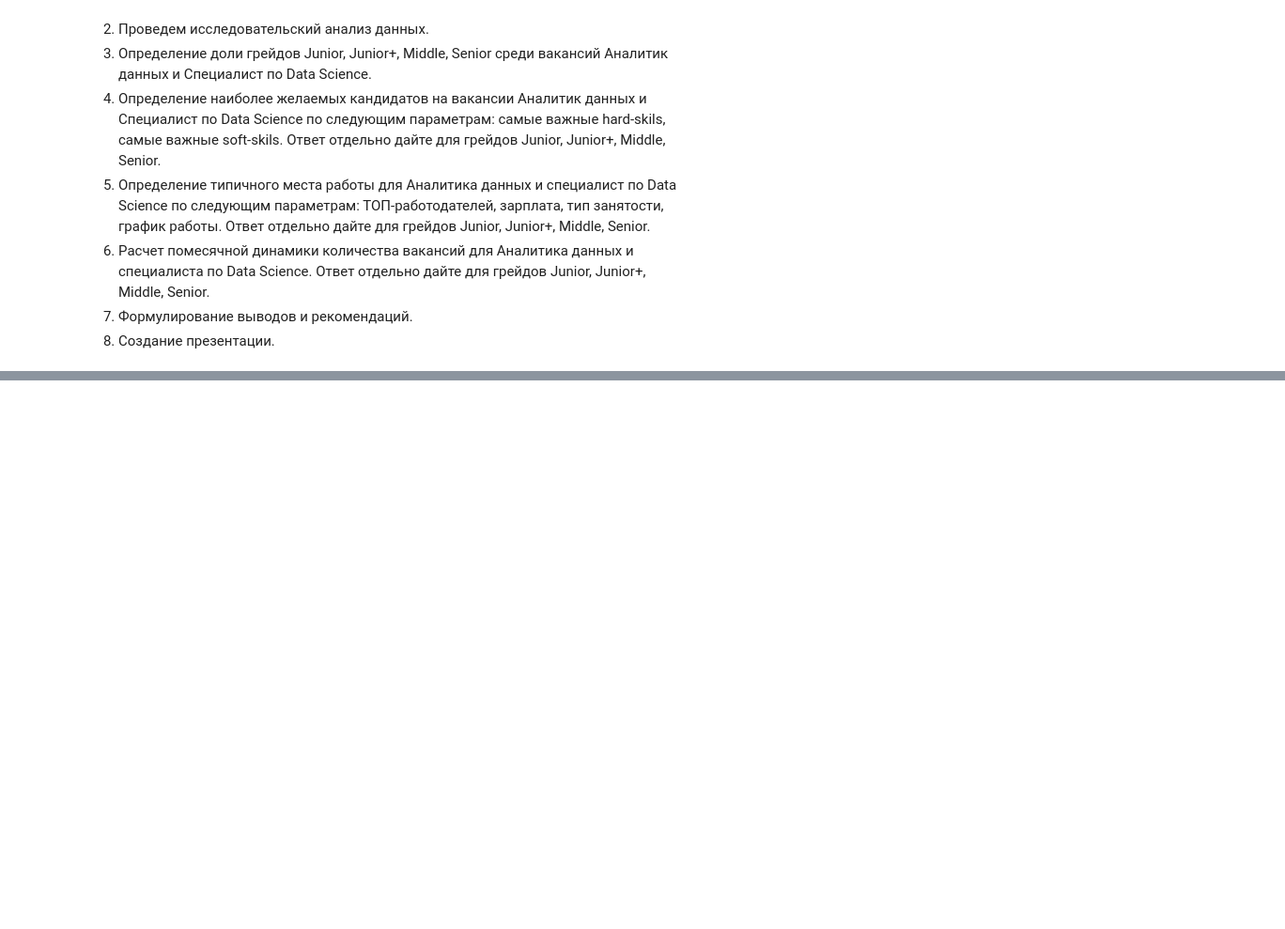
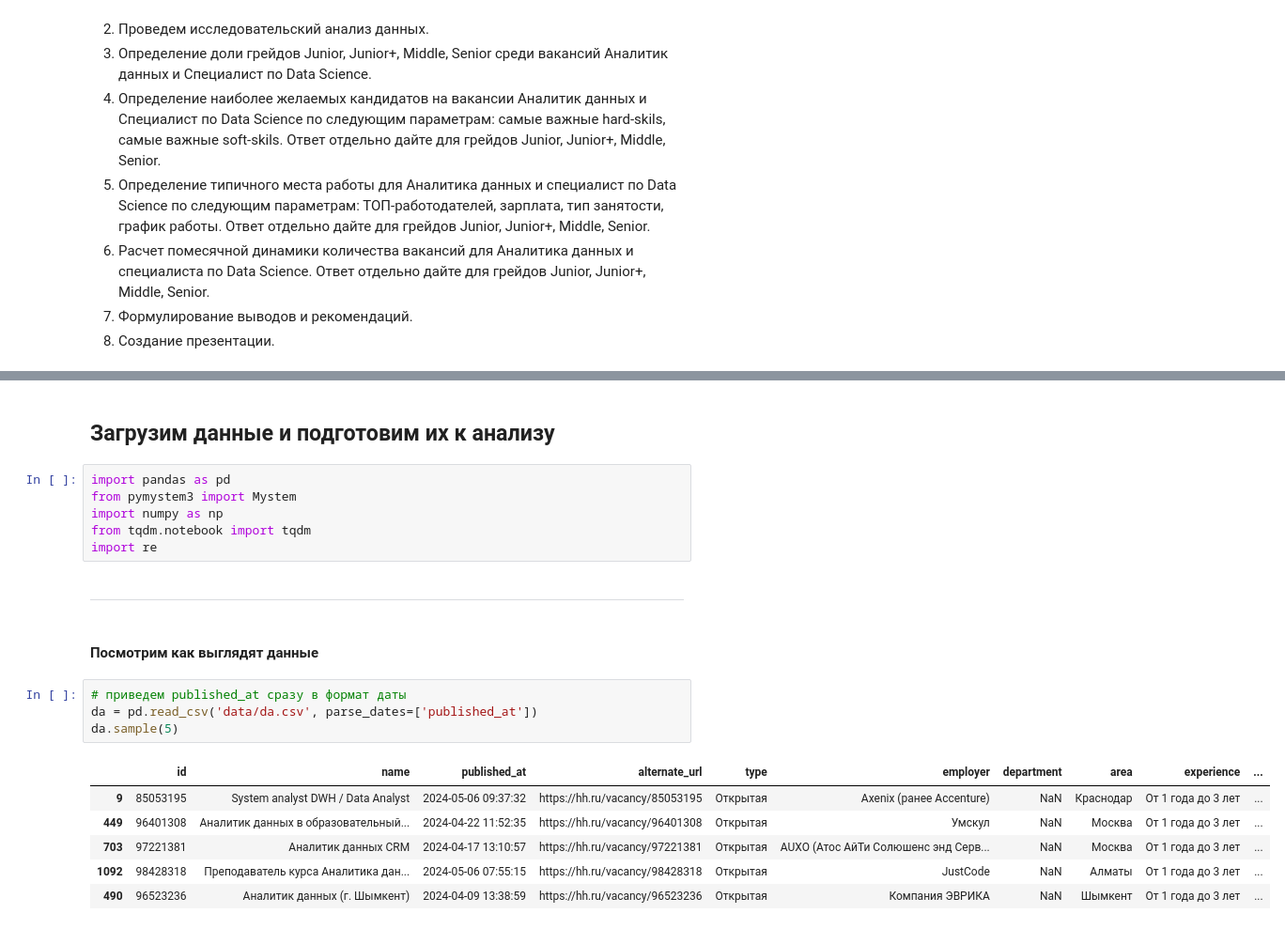
Before and after one commit to KuBaN658/vacancy_analysis, a Jupyter notebook: vacancy_analysis.ipynb, the cells around one changed output, grey strips where cells are left out. Shown at 94% size. Drawn from its saved outputs; the diff is of its cells as text; blank space fills up the shorter version.

```diff
--- a/vacancy_analysis.ipynb
+++ b/vacancy_analysis.ipynb
@@ -60,0 +47,23 @@ ds['published_at'].min(), ds['published_at'].max()
+# %% [markdown]
+## Загрузим данные и подготовим их к анализу
+# %%
+import pandas as pd
+from pymystem3 import Mystem
+import numpy as np
+from tqdm.notebook import tqdm
+import re
+# %% [markdown]
+---
+# %% [markdown]
+#### Посмотрим как выглядят данные
+# %%
+# приведем published_at сразу в формат даты
+da = pd.read_csv('data/da.csv', parse_dates=['published_at'])
+da.sample(5)
+# %% [output]
+|  | id | name | published_at | alternate_url | type | employer | department | area | experience | ... |
+| 9 | 85053195 | System analyst DWH / Data Analyst | 2024-05-06 09:37:32 | https://hh.ru/vacancy/85053195 | Открытая | Axenix (ранее Accenture) | NaN | Краснодар | От 1 года до 3 лет | ... |
+| 449 | 96401308 | Аналитик данных в образовательный... | 2024-04-22 11:52:35 | https://hh.ru/vacancy/96401308 | Открытая | Умскул | NaN | Москва | От 1 года до 3 лет | ... |
+| 703 | 97221381 | Аналитик данных CRM | 2024-04-17 13:10:57 | https://hh.ru/vacancy/97221381 | Открытая | AUXO (Атос АйТи Солюшенс энд Серв... | NaN | Москва | От 1 года до 3 лет | ... |
+| 1092 | 98428318 | Преподаватель курса Аналитика дан... | 2024-05-06 07:55:15 | https://hh.ru/vacancy/98428318 | Открытая | JustCode | NaN | Алматы | От 1 года до 3 лет | ... |
+| 490 | 96523236 | Аналитик данных (г. Шымкент) | 2024-04-09 13:38:59 | https://hh.ru/vacancy/96523236 | Открытая | Компания ЭВРИКА | NaN | Шымкент | От 1 года до 3 лет | ... |
```
Also changed, not shown: parts of 72 cells of this notebook, 6 other files.
